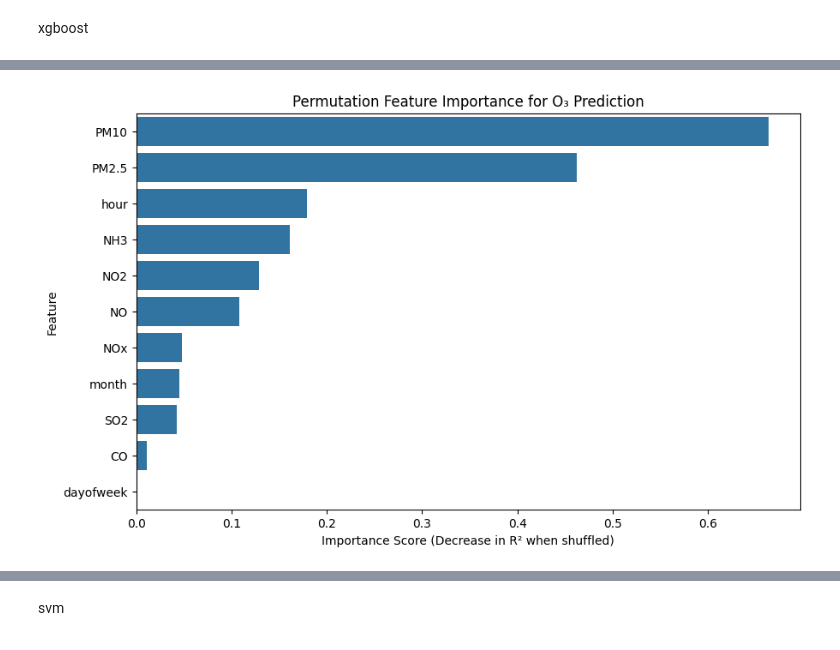
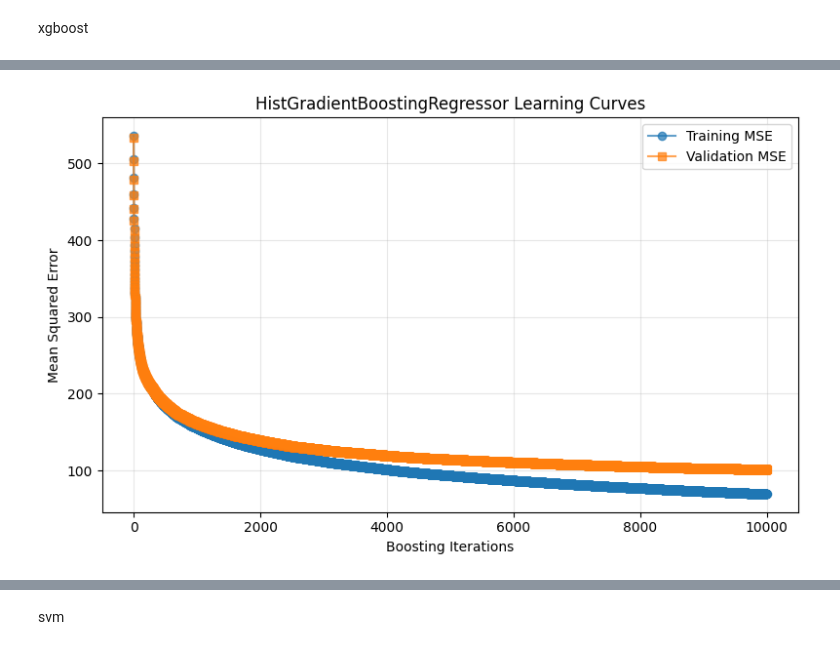
Before and after one commit to AlexRarinca/Air_Quality_Prediction, a Jupyter notebook: air_quality_all.ipynb, the cells around one changed output, grey strips where cells are left out. Saved outputs shown, nothing was run; the diff lists cells and outputs as text; code cells hidden in the pictures.

```diff
--- a/air_quality_all.ipynb
+++ b/air_quality_all.ipynb
@@ -39,6 +49,7 @@ df['hour'] = df['datetime'].dt.hour
 df['month'] = df['datetime'].dt.month
 df['day'] = df['datetime'].dt.day
 df['dayofweek'] = df['datetime'].dt.dayofweek
+df['year'] = df['datetime'].dt.year - df['datetime'].dt.year.min()
 
 # Displaying the first few rows of the dataframe
 print(df.head())
@@ -813,2 +1027,7 @@ random_forest_model = random_forest(X_train, X_test, y_train, y_test)
+# %%
+# selected from rfe from 2019 dataset at frac = 0.1
+selected = ['PM2.5', 'PM10', 'NO', 'NO2', 'NOx', 'NH3', 'CO', 'SO2', 'hour', 'month',  'year', 'stationid_int']
+features = selected
+model = random_forest(X_train, X_test, y_train, y_test, feature_columns=features)
 # %% [markdown]
 xgboost
@@ -815,10 +1182,18 @@ xgboost
 # %%
-def xg_boost(X_train, X_test, y_train, y_test):
+def hxg_boost(X_train, X_test, y_train, y_test, selected_features = None):
+
+    if selected_features is not None:
+        X_train = X_train[selected_features]
+        X_test = X_test[selected_features]
 
     # Then create and fit model ONLY on training data
     model = HistGradientBoostingRegressor(
         random_state=42,
-        max_iter=100  # equivalent to n_estimators in RF
+        early_stopping = True,
+        n_iter_no_change = 10,
+        max_iter = 10000,
+        verbose = 1,
+        warm_start= True
     )
 
     # Fit directly with NaN values
@@ -833,44 +1208,63 @@ def xg_boost(X_train, X_test, y_train, y_test):
     print(f'RMSE: {rmse:.3f}')
     print(f'MAE: {mae:.3f}')
 
+
+    # --- 4️⃣ Extract training and validation scores ---
+    train_scores = -np.array(model.train_score_)  # convert from neg MSE to positive MSE
+    val_scores = -np.array(model.validation_score_) if model.validation_score_ is not None else None
+
+    # --- 5️⃣ Plot learning curves ---
+    plt.figure(figsize=(8, 5))
+    plt.plot(train_scores, label="Training MSE", marker='o', alpha=0.7)
+    if val_scores is not None:
+        plt.plot(val_scores, label="Validation MSE", marker='s', alpha=0.7)
+    plt.xlabel("Boosting Iterations")
+    plt.ylabel("Mean Squared Error")
+    plt.title("HistGradientBoostingRegressor Learning Curves")
+    plt.legend()
+    plt.grid(alpha=0.3)
+    plt.tight_layout()
+    plt.show()
+
     # Cross-validation - create fresh model for CV
-    cv_model = HistGradientBoostingRegressor(random_state=42, max_iter=100)
-    cv_scores = cross_val_score(cv_model, X, y, cv=5, scoring='r2')
-    print(f'Cross-Validation Mean R²: {np.mean(cv_scores):.3f} ± {np.std(cv_scores):.3f}')
+    #cv_model = HistGradientBoostingRegressor(random_state=42, max_iter=100)
+    #cv_scores = cross_val_score(cv_model, X, y, cv=5, scoring='r2')
+    #print(f'Cross-Validation Mean R²: {np.mean(cv_scores):.3f} ± {np.std(cv_scores):.3f}')
 
     # Use permutation importance
     from sklearn.inspection import permutation_importance
 
-    # Calculate permutation importance on test set
-    perm_importance = permutation_importance(model, X_test, y_test, random_state=42, n_repeats=10)
-    importances = pd.Series(perm_importance.importances_mean, index=X.columns).sort_values(ascending=False)
+    def plotting():
+        # Calculate permutation importance on test set
+        perm_importance = permutation_importance(model, X_test, y_test, random_state=42, n_repeats=10)
+        importances = pd.Series(perm_importance.importances_mean, index=X.columns).sort_values(ascending=False)
 
-    print("\nPermutation Feature Importances:")
-    print(importances)
+        print("\nPermutation Feature Importances:")
+        print(importances)
 
-    plt.figure(figsize=(10,6))
-    sns.barplot(x=importances.values, y=importances.index)
-    plt.title('Permutation Feature Importance for O₃ Prediction')
-    plt.xlabel('Importance Score (Decrease in R² when shuffled)')
-    plt.ylabel('Feature')
-    plt.show()
+        plt.figure(figsize=(10,6))
+        sns.barplot(x=importances.values, y=importances.index)
+        plt.title('Permutation Feature Importance for O₃ Prediction')
+        plt.xlabel('Importance Score (Decrease in R² when shuffled)')
+        plt.ylabel('Feature')
+        plt.show()
 
-    plt.figure(figsize=(8,6))
-    plt.scatter(y_test, y_pred, alpha=0.6)
-    plt.xlabel("Actual O₃")
-    plt.ylabel("Predicted O₃")
-    plt.title("Actual vs Predicted O₃ Levels")
-    plt.plot([y_test.min(), y_test.max()], [y_test.min(), y_test.max()], 'r--')  # perfect fit line
-    plt.show()
+        plt.figure(figsize=(8,6))
+        plt.scatter(y_test, y_pred, alpha=0.6)
+        plt.xlabel("Actual O₃")
+        plt.ylabel("Predicted O₃")
+        plt.title("Actual vs Predicted O₃ Levels")
+        plt.plot([y_test.min(), y_test.max()], [y_test.min(), y_test.max()], 'r--')  # perfect fit line
+        plt.show()
 
-    # Residual plot
-    residuals = y_test - y_pred
-    plt.figure(figsize=(8,6))
-    sns.histplot(residuals, kde=True)
-    plt.title('Residual Distribution')
-    plt.show()
+        # Residual plot
+        residuals = y_test - y_pred
+        plt.figure(figsize=(8,6))
+        sns.histplot(residuals, kde=True)
+        plt.title('Residual Distribution')
+        plt.show()
 
     # return results or model
 
-xg_boost(X_train, X_test, y_train, y_test)
+hxg_boost(X_train, X_test, y_train, y_test)
 # %% [output]
@@ -895 +1282 @@ dtype: float64
-[figure, old version]
+[figure, new version]
```
Also changed, not shown: parts of 17 cells of this notebook.
